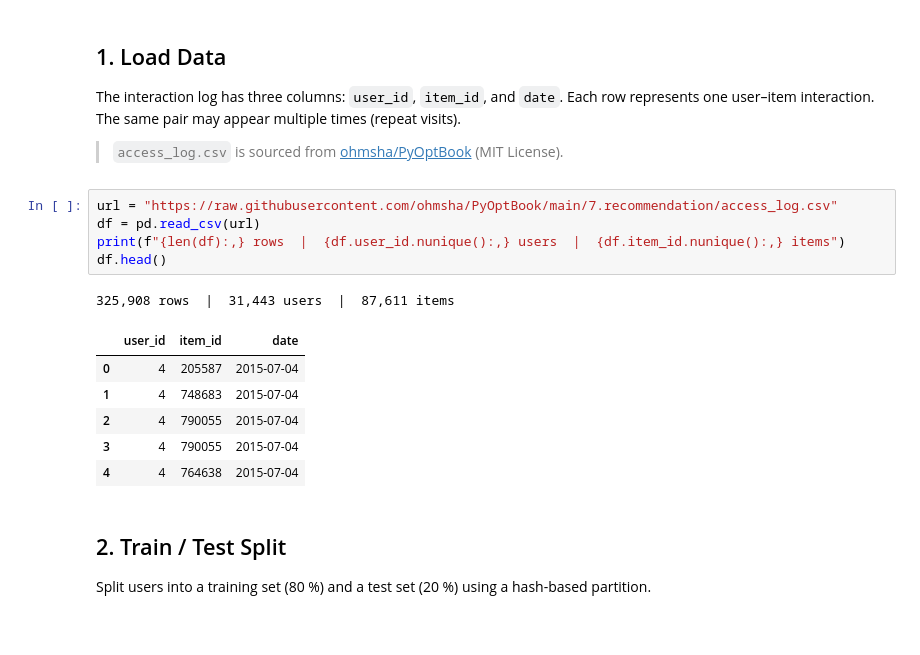
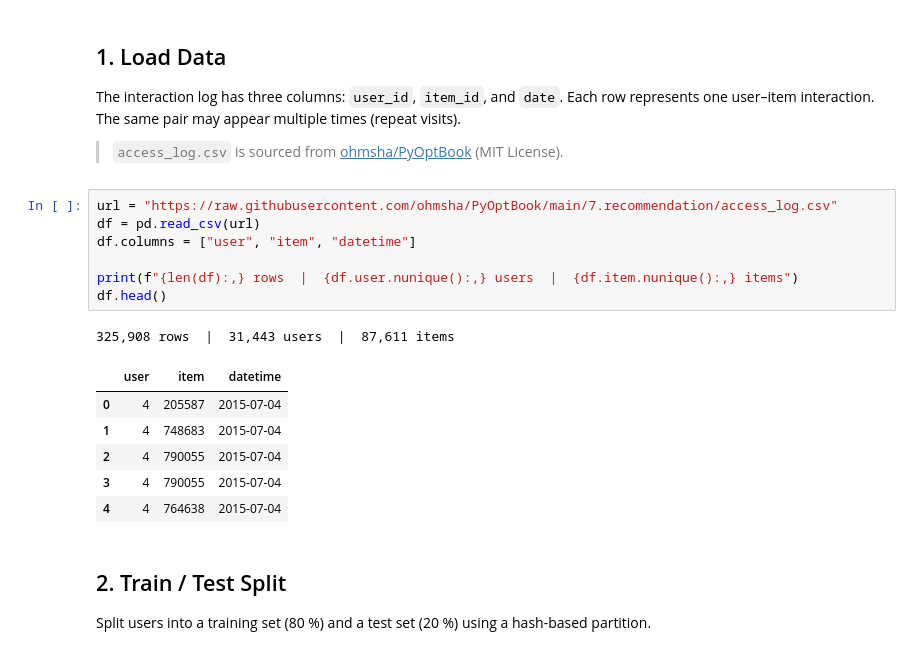
Before and after one commit to jiro-iwanaga/rfscorer, a Jupyter notebook: examples/basic_usage.ipynb, the cells around one changed output. Drawn from its saved outputs; the diff is of its cells as text.

```diff
--- a/examples/basic_usage.ipynb
+++ b/examples/basic_usage.ipynb
@@ -23,11 +23,13 @@ The same pair may appear multiple times (repeat visits).
 # %%
 url = "https://raw.githubusercontent.com/ohmsha/PyOptBook/main/7.recommendation/access_log.csv"
 df = pd.read_csv(url)
-print(f"{len(df):,} rows  |  {df.user_id.nunique():,} users  |  {df.item_id.nunique():,} items")
+df.columns = ["user", "item", "datetime"]
+
+print(f"{len(df):,} rows  |  {df.user.nunique():,} users  |  {df.item.nunique():,} items")
 df.head()
 # %% [output]
 325,908 rows  |  31,443 users  |  87,611 items
-|  | user_id | item_id | date |
+|  | user | item | datetime |
 | 0 | 4 | 205587 | 2015-07-04 |
 | 1 | 4 | 748683 | 2015-07-04 |
 | 2 | 4 | 790055 | 2015-07-04 |
```
Also changed, not shown: parts of 7 cells of this notebook, 1 other file.
